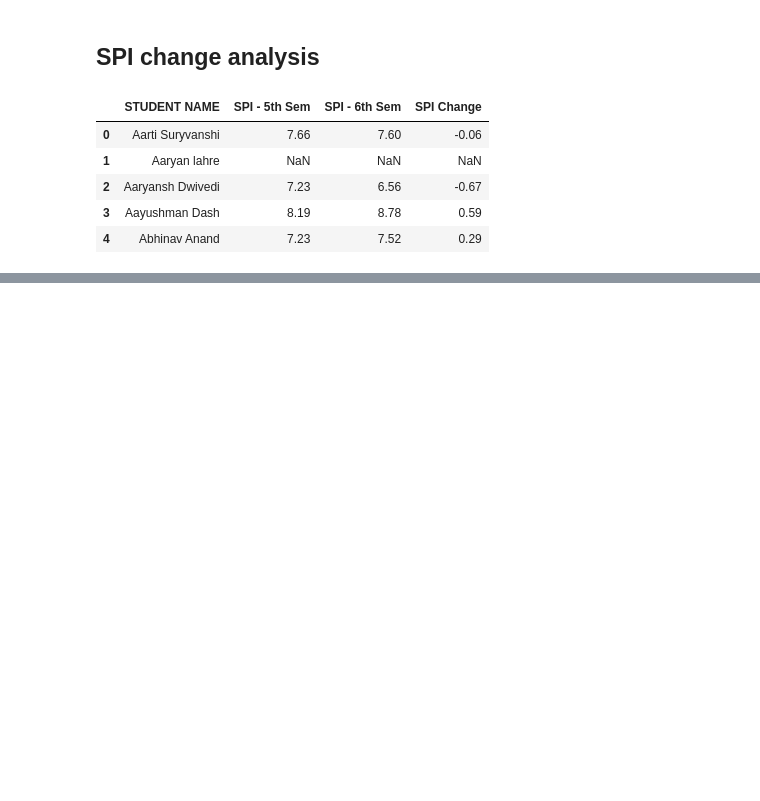
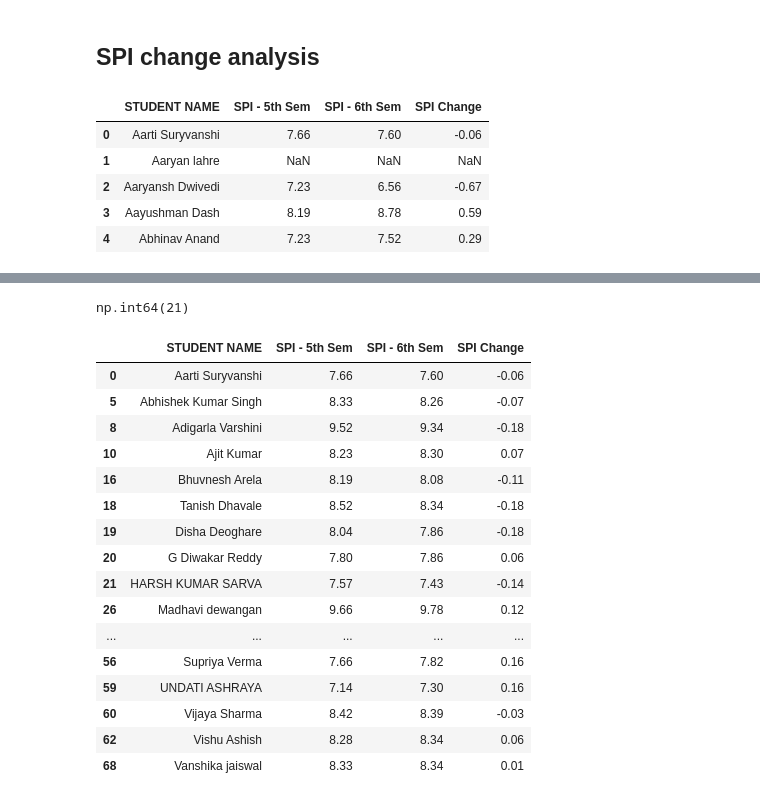
Before and after one commit to niya005/Class-Result-Analysis, a Jupyter notebook: class_result_analysis.ipynb, the cells around one changed output, grey strips where cells are left out. Drawn from its saved outputs; the diff is of its cells as text; code cells hidden in the pictures; blank space fills up the shorter version.

```diff
--- a/class_result_analysis.ipynb
+++ b/class_result_analysis.ipynb
@@ -186,0 +278,26 @@ df.sort_values(by="SPI Change").head(10)
+# %%
+consistent_students = (abs(df["SPI Change"]) < 0.2).sum()
+
+consistent_students
+# %% [output]
+np.int64(21)
+# %%
+df[abs(df["SPI Change"]) < 0.2][["STUDENT NAME", "SPI - 5th Sem", "SPI - 6th Sem", "SPI Change"]]
+# %% [output]
+|  | STUDENT NAME | SPI - 5th Sem | SPI - 6th Sem | SPI Change |
+| 0 | Aarti Suryvanshi | 7.66 | 7.60 | -0.06 |
+| 5 | Abhishek Kumar Singh | 8.33 | 8.26 | -0.07 |
+| 8 | Adigarla Varshini | 9.52 | 9.34 | -0.18 |
+| 10 | Ajit Kumar | 8.23 | 8.30 | 0.07 |
+| 16 | Bhuvnesh Arela | 8.19 | 8.08 | -0.11 |
+| 18 | Tanish Dhavale | 8.52 | 8.34 | -0.18 |
+| 19 | Disha Deoghare | 8.04 | 7.86 | -0.18 |
+| 20 | G Diwakar Reddy | 7.80 | 7.86 | 0.06 |
+| 21 | HARSH KUMAR SARVA | 7.57 | 7.43 | -0.14 |
+| 26 | Madhavi dewangan | 9.66 | 9.78 | 0.12 |
+| ... | ... | ... | ... | ... |
+| 56 | Supriya Verma | 7.66 | 7.82 | 0.16 |
+| 59 | UNDATI ASHRAYA | 7.14 | 7.30 | 0.16 |
+| 60 | Vijaya Sharma | 8.42 | 8.39 | -0.03 |
+| 62 | Vishu Ashish | 8.28 | 8.34 | 0.06 |
+| 68 | Vanshika jaiswal | 8.33 | 8.34 | 0.01 |
```
Also changed, not shown: parts of 12 cells of this notebook, 3 other files.
